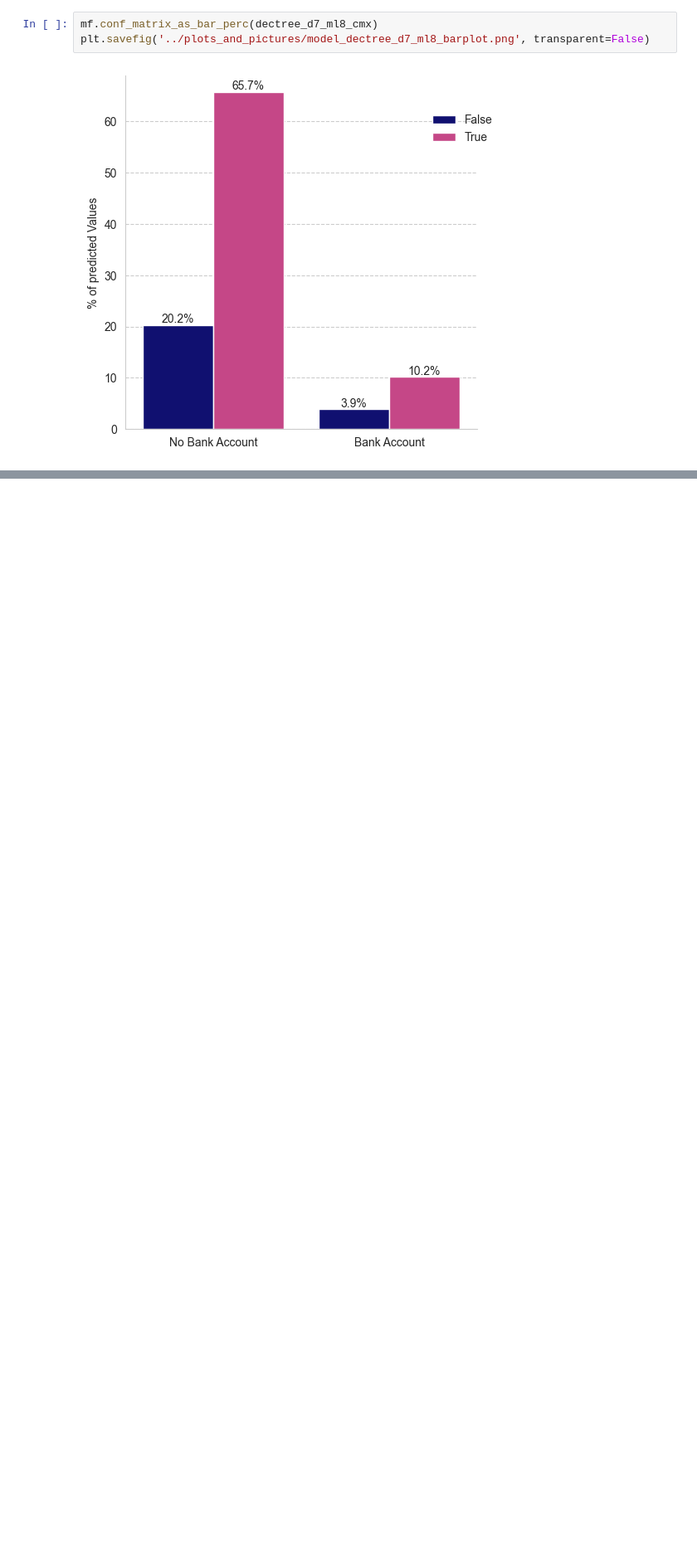
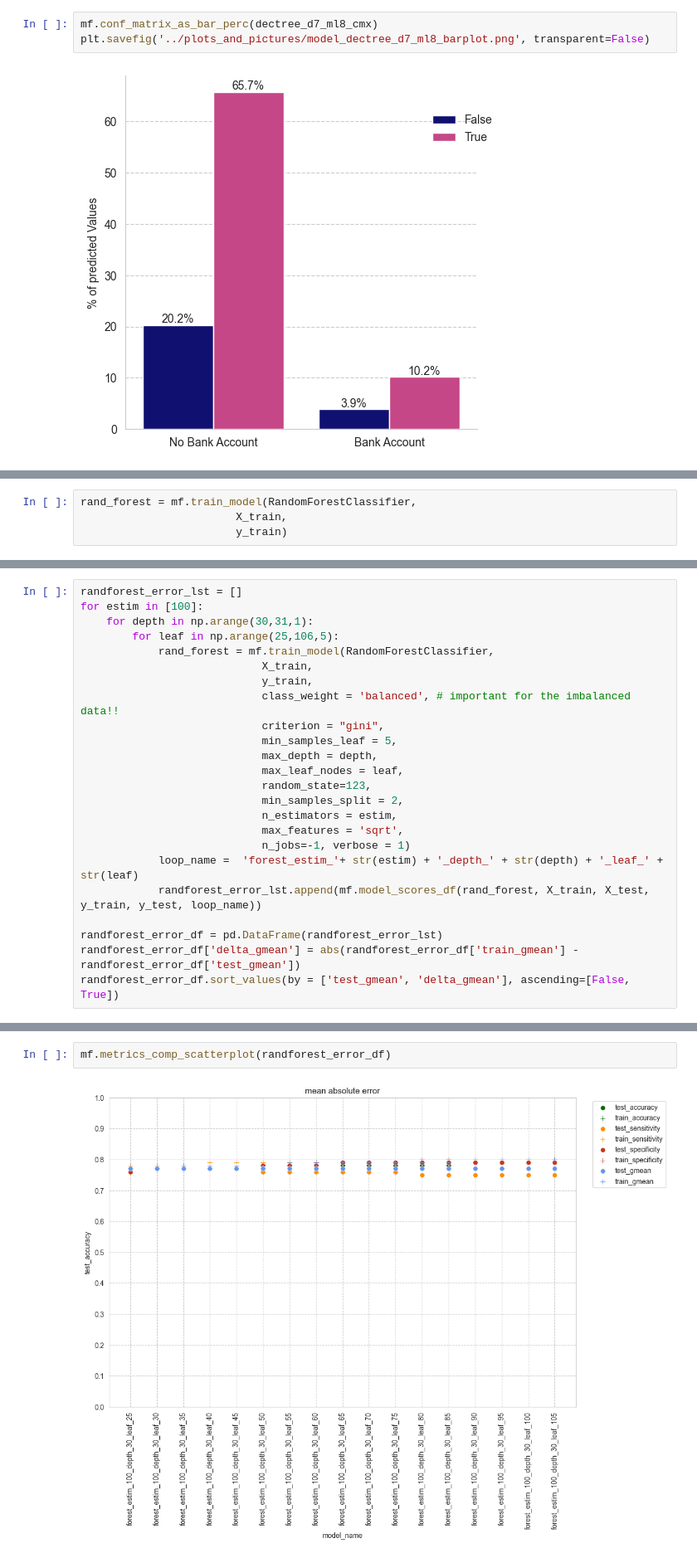
Before and after one commit to M4R1T4/ml_project_financial_inclusion, a Jupyter notebook: models/06_Tree_Models_Variants.ipynb, the cells around one changed output, grey strips where cells are left out. Shown at 83% size. Saved outputs shown, nothing was run; the diff lists cells and outputs as text; blank space fills up the shorter version.

Commit message:
random forest models

```diff
--- a/models/06_Tree_Models_Variants.ipynb
+++ b/models/06_Tree_Models_Variants.ipynb
@@ -319,0 +324,4 @@ plt.savefig('../plots_and_pictures/model_dectree_d7_ml8_barplot.png', transparen
+# %%
+rand_forest = mf.train_model(RandomForestClassifier,
+                        X_train,
+                        y_train)
@@ -319,0 +349,24 @@ plt.savefig('../plots_and_pictures/model_dectree_d7_ml8_barplot.png', transparen
+# %%
+randforest_error_lst = []
+for estim in [100]:
+    for depth in np.arange(30,31,1):
+        for leaf in np.arange(25,106,5):
+            rand_forest = mf.train_model(RandomForestClassifier,
+                            X_train,
+                            y_train,
+                            class_weight = 'balanced', # important for the imbalanced data!!
+                            criterion = "gini",
+                            min_samples_leaf = 5,
+                            max_depth = depth,
+                            max_leaf_nodes = leaf,
+                            random_state=123,
+                            min_samples_split = 2,
+                            n_estimators = estim,
+                            max_features = 'sqrt',
+                            n_jobs=-1, verbose = 1)
+            loop_name =  'forest_estim_'+ str(estim) + '_depth_' + str(depth) + '_leaf_' + str(leaf)
+            randforest_error_lst.append(mf.model_scores_df(rand_forest, X_train, X_test, y_train, y_test, loop_name))
+
+randforest_error_df = pd.DataFrame(randforest_error_lst)
+randforest_error_df['delta_gmean'] = abs(randforest_error_df['train_gmean'] - randforest_error_df['test_gmean'])
+randforest_error_df.sort_values(by = ['test_gmean', 'delta_gmean'], ascending=[False, True])
@@ -319,0 +409,4 @@ plt.savefig('../plots_and_pictures/model_dectree_d7_ml8_barplot.png', transparen
+# %%
+mf.metrics_comp_scatterplot(randforest_error_df)
+# %% [output]
+[figure, added]
```
Also changed, not shown: parts of 17 cells of this notebook, 3 other files.
